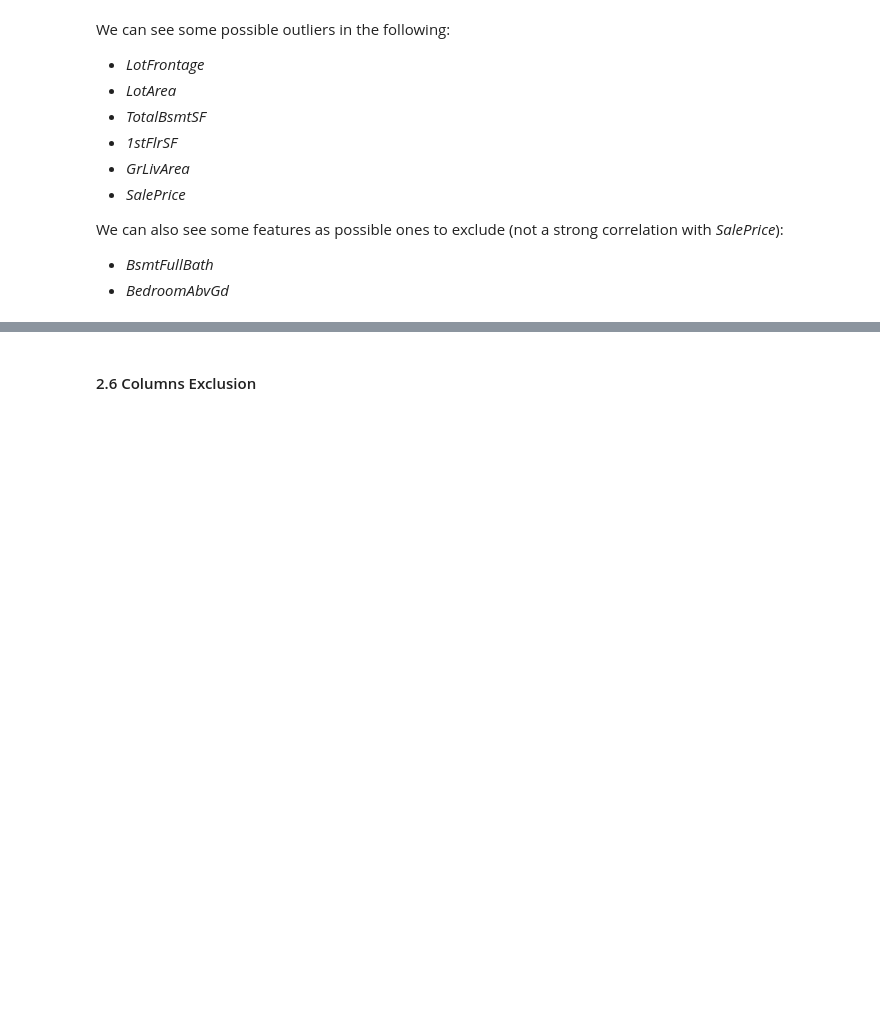
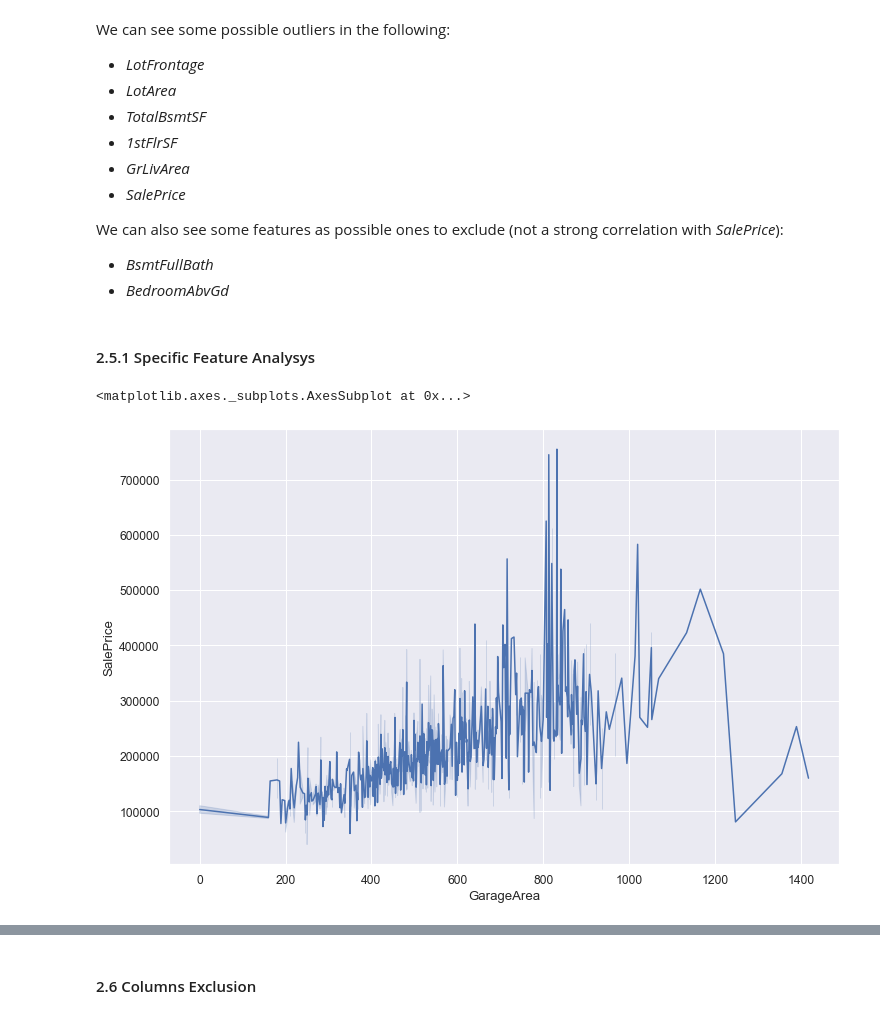
Before and after one commit to allison-godfrey/w207-final-group-project, a Jupyter notebook: W207_Predict_Property_Sale_Price.ipynb, the cells around one changed output, grey strips where cells are left out. Cells and saved outputs as stored; diff of their text form; code cells hidden in the pictures; blank space fills up the shorter version.

```diff
--- a/W207_Predict_Property_Sale_Price.ipynb
+++ b/W207_Predict_Property_Sale_Price.ipynb
@@ -637,3 +638,11 @@ We can also see some features as possible ones to exclude (not a strong correlat
 
 - *BsmtFullBath*
 - *BedroomAbvGd*
+# %% [markdown]
+#### 2.5.1 Specific Feature Analysys<a name="SpecificFeatureAnalysys"></a>
+# %%
+f, ax = plt.subplots(figsize=(12, 8))
+sns.lineplot(x='GarageArea', y='SalePrice', data=train)
+# %% [output]
+<matplotlib.axes._subplots.AxesSubplot at 0x...>
+[figure, added]
```
Also changed, not shown: parts of 22 cells of this notebook.
